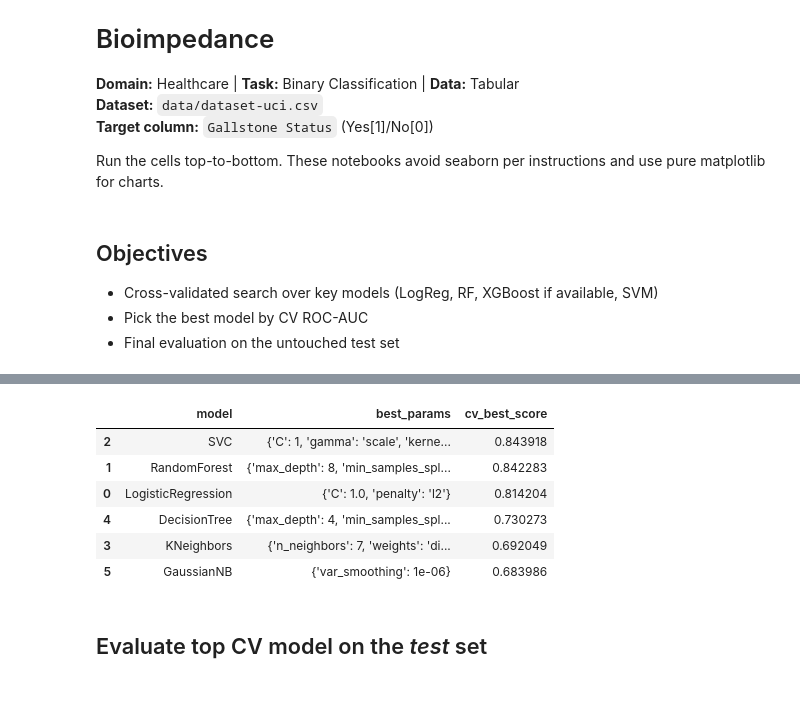
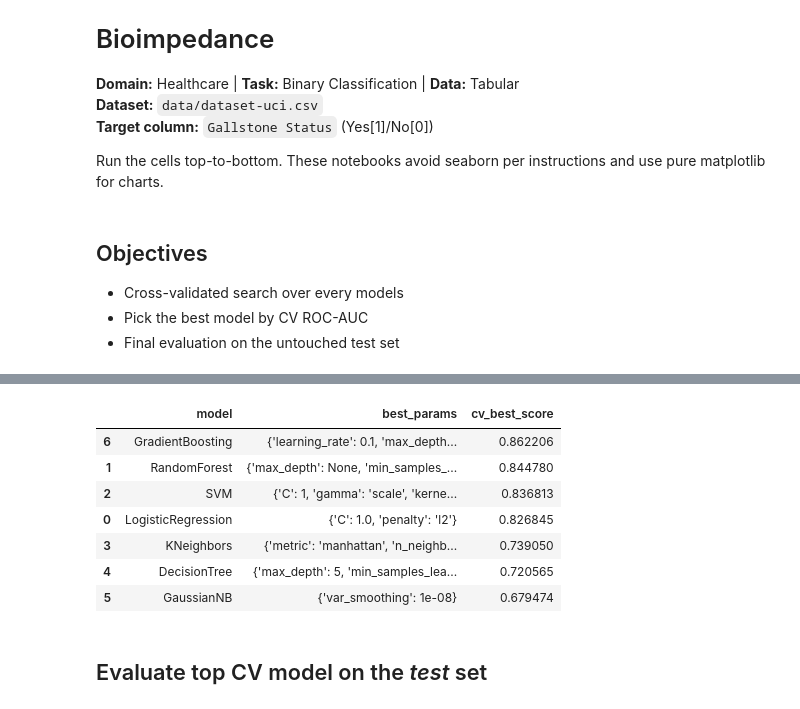
Before and after one commit to GitLars0/Dat-540-Prosjekt, a Jupyter notebook: notebooks/04_model_selection_tuning.ipynb, the cells around one changed output, grey strips where cells are left out. Saved outputs shown, nothing was run; the diff lists cells and outputs as text; code cells hidden in the pictures.

```diff
--- a/notebooks/04_model_selection_tuning.ipynb
+++ b/notebooks/04_model_selection_tuning.ipynb
@@ -10,7 +10,7 @@
 Run the cells top-to-bottom. These notebooks avoid seaborn per instructions and use pure matplotlib for charts.
 # %% [markdown]
 ## Objectives
-- Cross-validated search over key models (LogReg, RF, XGBoost if available, SVM)
+- Cross-validated search over every models
 - Pick the best model by CV ROC-AUC
 - Final evaluation on the untouched test set
 # %%
@@ -22,7 +22,7 @@ from sklearn.model_selection import StratifiedKFold, GridSearchCV
 from sklearn.pipeline import Pipeline
 from sklearn.preprocessing import StandardScaler
 from sklearn.linear_model import LogisticRegression
-from sklearn.ensemble import RandomForestClassifier
+from sklearn.ensemble import RandomForestClassifier, GradientBoostingClassifier, AdaBoostClassifier
 from sklearn.svm import SVC
 from sklearn.metrics import roc_auc_score, classification_report, confusion_matrix, roc_curve
 from sklearn.naive_bayes import GaussianNB
@@ -40,59 +40,89 @@ y_test  = np.load("../data/processed/y_test.npy")
 X_tr = np.vstack([X_train, X_valid])
 y_tr = np.concatenate([y_train, y_valid])
 
-cv = StratifiedKFold(n_splits=5, shuffle=True, random_state=42)
+# Use 10-fold CV for more robust evaluation
+cv = StratifiedKFold(n_splits=10, shuffle=True, random_state=42)
 
 grid_configs = []
 
-# Logistic Regression
+# Logistic Regression - expanded search space
 grid_configs.append((
     "LogisticRegression",
-    LogisticRegression(max_iter=200, random_state=42),
+    LogisticRegression(max_iter=1000, solver="lbfgs", random_state=42),
     {"C":[0.01, 0.1, 1.0, 10.0], "penalty":["l2"]}
 ))
 
-# Random Forest
+# Random Forest - more comprehensive grid
 grid_configs.append((
     "RandomForest",
     RandomForestClassifier(random_state=42),
-    {"n_estimators":[200, 400, 800], "max_depth":[None, 4, 8, 16], "min_samples_split":[2, 5, 10]}
+    {"n_estimators":[200, 400, 800],
+     "max_depth":[None, 5, 10, 15, 20, 25],
+     "min_samples_leaf":[1, 2, 3],
+     "min_samples_split":[3, 4, 5, 6, 7]}
 ))
 
-# SVC (probability=True for ROC-AUC)
+# SVM - expanded parameter grid
 grid_configs.append((
-    "SVC",
+    "SVM",
     SVC(probability=True, random_state=42),
-    {"C":[0.1,1,10], "kernel":["rbf","linear"], "gamma":["scale","auto"]}
+    {"C":[0.1, 1, 10],
+     "kernel":["rbf", "linear"],
+     "gamma":["scale", "auto", 0.001, 0.01]}
 ))
 
+# KNN - expanded search
 grid_configs.append((
     "KNeighbors",
-    KNeighborsClassifier(n_neighbors=5),
-    {"n_neighbors":[3,5,7,9], "weights":["uniform","distance"]}
+    KNeighborsClassifier(),
+    {"n_neighbors":list(range(3, 21, 2)),
+     "weights":["uniform", "distance"],
+     "metric":["manhattan", "euclidean"]}
 ))
 
+# Decision Tree - more comprehensive
 grid_configs.append((
     "DecisionTree",
-    DecisionTreeClassifier(random_state=42),
-    {"max_depth":[None, 4, 8, 16], "min_samples_split":[2, 5, 10]}
+    DecisionTreeClassifier(criterion="gini", random_state=42),
+    {"max_depth":[5, 10, 15, 20, 25],
+     "min_samples_leaf":[1, 2, 3],
+     "min_samples_split":[3, 4, 5, 6, 7]}
 ))
 
+# Gaussian Naive Bayes
 grid_configs.append((
     "GaussianNB",
     GaussianNB(),
     {"var_smoothing":[1e-9, 1e-8, 1e-7, 1e-6]}
 ))
 
+# Gradient Boosting -
+grid_configs.append((
+    "GradientBoosting",
+    GradientBoostingClassifier(random_state=42),
+    {"n_estimators":[100, 200, 400],
+     "learning_rate":[0.01, 0.05, 0.1, 0.15],
+     "max_depth":[2, 3, 4]}
+))
+
 cv_results = []
 best_models = {}
 
 for name, est, params in grid_configs:
+    print(f"\n{'='*60}")
+    print(f"Training {name} with 10-fold CV...")
+    print(f"{'='*60}")
+
     grid = GridSearchCV(
         estimator=est, param_grid=params, scoring="roc_auc",
         cv=cv, n_jobs=-1, verbose=1, refit=True
     )
     grid.fit(X_tr, y_tr)
     best_models[name] = grid.best_estimator_
+
+    print(f"Best params: {grid.best_params_}")
+    print(f"CV ROC-AUC: {grid.best_score_:.4f}")
+
     cv_results.append({
         "model": name,
         "best_params": grid.best_params_,
@@ -115,10 +152,11 @@ Fitting 5 folds for each of 4 candidates, totalling 20 fits
 |  | model | best_params | cv_best_score |
-| 2 | SVC | {'C': 1, 'gamma': 'scale', 'kerne... | 0.843918 |
-| 1 | RandomForest | {'max_depth': 8, 'min_samples_spl... | 0.842283 |
-| 0 | LogisticRegression | {'C': 1.0, 'penalty': 'l2'} | 0.814204 |
-| 4 | DecisionTree | {'max_depth': 4, 'min_samples_spl... | 0.730273 |
-| 3 | KNeighbors | {'n_neighbors': 7, 'weights': 'di... | 0.692049 |
-| 5 | GaussianNB | {'var_smoothing': 1e-06} | 0.683986 |
+| 6 | GradientBoosting | {'learning_rate': 0.1, 'max_depth... | 0.862206 |
+| 1 | RandomForest | {'max_depth': None, 'min_samples_... | 0.844780 |
+| 2 | SVM | {'C': 1, 'gamma': 'scale', 'kerne... | 0.836813 |
+| 0 | LogisticRegression | {'C': 1.0, 'penalty': 'l2'} | 0.826845 |
+| 3 | KNeighbors | {'metric': 'manhattan', 'n_neighb... | 0.739050 |
+| 4 | DecisionTree | {'max_depth': 5, 'min_samples_lea... | 0.720565 |
+| 5 | GaussianNB | {'var_smoothing': 1e-08} | 0.679474 |
 # %% [markdown]
 ## Evaluate top CV model on the *test* set
 # %%
```
Also changed, not shown: parts of 3 cells of this notebook, 7 other files.
